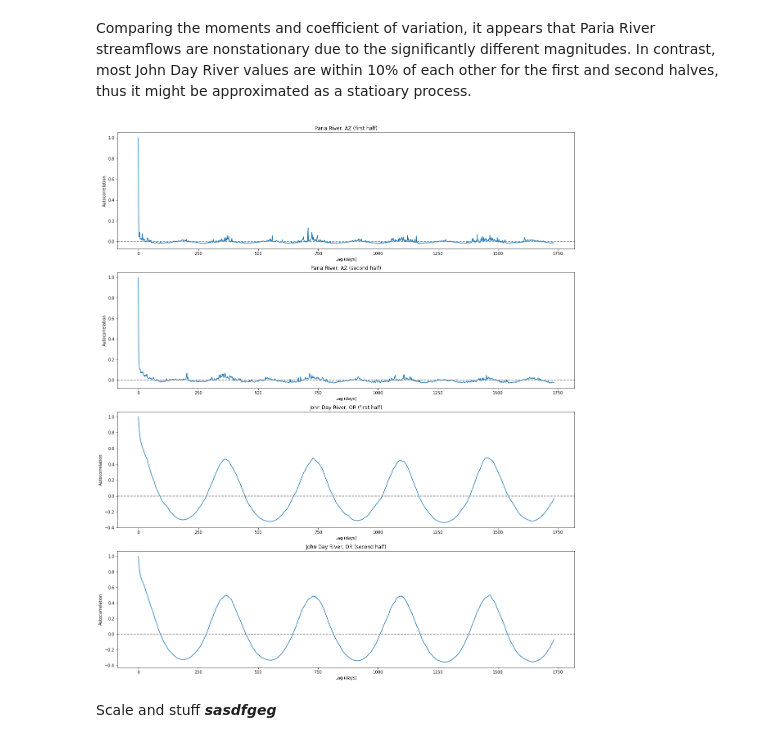
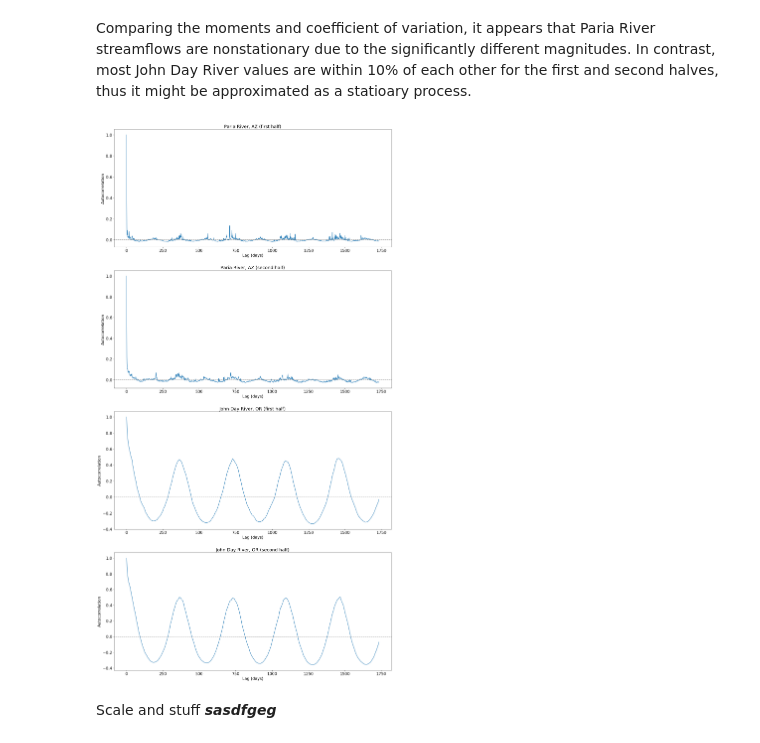
Before and after one commit to klarrieu/HYD142, a Jupyter notebook: Project.ipynb, the cells around one changed output. Saved outputs shown, nothing was run; the diff lists cells and outputs as text; code cells hidden in the pictures.

```diff
--- a/Project.ipynb
+++ b/Project.ipynb
@@ -10,6 +10,19 @@ import pandas as pd
 import matplotlib.pyplot as plt
 import datetime as dt
 %matplotlib inline
+from pandas.plotting import register_matplotlib_converters
+register_matplotlib_converters()
+SMALL_SIZE = 16
+MEDIUM_SIZE = 18
+BIGGER_SIZE = 20
+
+plt.rc('font', size=SMALL_SIZE)          # controls default text sizes
+plt.rc('axes', titlesize=MEDIUM_SIZE)     # fontsize of the axes title
+plt.rc('axes', labelsize=SMALL_SIZE)    # fontsize of the x and y labels
+plt.rc('xtick', labelsize=SMALL_SIZE)    # fontsize of the tick labels
+plt.rc('ytick', labelsize=SMALL_SIZE)    # fontsize of the tick labels
+plt.rc('legend', fontsize=SMALL_SIZE)    # legend fontsize
+plt.rc('figure', titlesize=BIGGER_SIZE)  # fontsize of the figure title
 
 df_az = pd.read_excel('data_project_19.xlsx', sheet_name='PARIA RIVER, AZ')
 df_or = pd.read_excel('data_project_19.xlsx', sheet_name='JOHN DAY RIVER, OR')
@@ -71,7 +81,7 @@ def acf(series, maxlags='default'):
     acorr = [1] + [np.corrcoef(series[:-lag], series[lag:])[0,1] for lag in lags[1:]]
     return lags, acorr
 
-fig, ax = plt.subplots(2, 1, figsize=(20, 12))
+fig, ax = plt.subplots(2, 1, figsize=(20, 16))
 ax[0].plot(*acf(df_az.Flow))
 ax[0].set(title='Paria River, AZ')
 ax[1].plot(*acf(df_or.Flow))
@@ -111,21 +121,17 @@ plt.show()
 # %%
 # histograms
-fig, ax = plt.subplots(4, 1, figsize=(20, 20))
-ax[0].hist(sdf_az[0].Flow, density=True, histtype='step', bins=400)
-ax[0].set(title='Paria River, AZ (first half)',
-          xlabel='Observed Flow (cfs)', ylabel='Probability Density',
-          xlim=[min(sdf_az[0].Flow), 0.2*max(sdf_az[0].Flow)])
-ax[1].hist(sdf_az[1].Flow, density=True, histtype='step', bins=400)
-ax[1].set(title='Paria River, AZ (second half)',
+fig, ax = plt.subplots(2, 1, figsize=(20, 20))
+ax[0].hist(sdf_az[0].Flow, density=True, histtype='step', bins=400, label='first half')
+ax[0].hist(sdf_az[1].Flow, density=True, histtype='step', bins=400, label='second half')
+ax[0].set(title='Paria River, AZ',
           xlabel='Observed Flow (cfs)', ylabel='Probability Density',
           xlim=[min(sdf_az[1].Flow), 0.2*max(sdf_az[1].Flow)])
-ax[2].hist(sdf_or[0].Flow, density=True, histtype='step', bins=400)
-ax[2].set(title='John Day River, OR (first half)',
-          xlabel='Observed Flow (cfs)', ylabel='Probability Density',
-          xlim=[min(sdf_or[0].Flow), 0.2*max(sdf_or[0].Flow)])
-ax[3].hist(sdf_or[1].Flow, density=True, histtype='step', bins=400)
-ax[3].set(title='John Day River, OR (second half)',
+ax[1].hist(sdf_or[0].Flow, density=True, histtype='step', bins=400, label='first half')
+ax[1].hist(sdf_or[1].Flow, density=True, histtype='step', bins=400, label='second half')
+ax[1].set(title='John Day River, OR',
           xlabel='Observed Flow (cfs)', ylabel='Probability Density',
           xlim=[min(sdf_or[1].Flow), 0.2*max(sdf_or[1].Flow)])
+for axis in ax:
+    axis.legend()
 plt.show()
 # %% [output]
@@ -153,21 +159,21 @@ Comparing the moments and coefficient of variation, it appears that Paria River
 # fitting to models
 # %%
 # autocorrelation and scale
-fig, ax = plt.subplots(4, 1, figsize=(20, 24))
+fig, ax = plt.subplots(4, 1, figsize=(20, 40))
 ax[0].plot(*acf(sdf_az[0].Flow))
 ax[0].set(title='Paria River, AZ (first half)')
 ax[1].plot(*acf(sdf_az[1].Flow))
 ax[1].set(title='Paria River, AZ (second half)')
 ax[2].plot(*acf(sdf_or[0].Flow))
 ax[2].set(title='John Day River, OR (first half)')
 ax[3].plot(*acf(sdf_or[1].Flow))
 ax[3].set(title='John Day River, OR (second half)')
 for axis in ax:
     axis.set(xlabel='Lag (days)', ylabel='Autocorrelation')
     axis.axhline(0, linestyle='--', color='gray')
 plt.show()
 # %% [output]
-[figure, old version]
+[figure, new version]
 # %% [markdown]
 Scale and stuff ***sasdfgeg***
 # %% [markdown]
```
Also changed, not shown: parts of 15 cells of this notebook.
